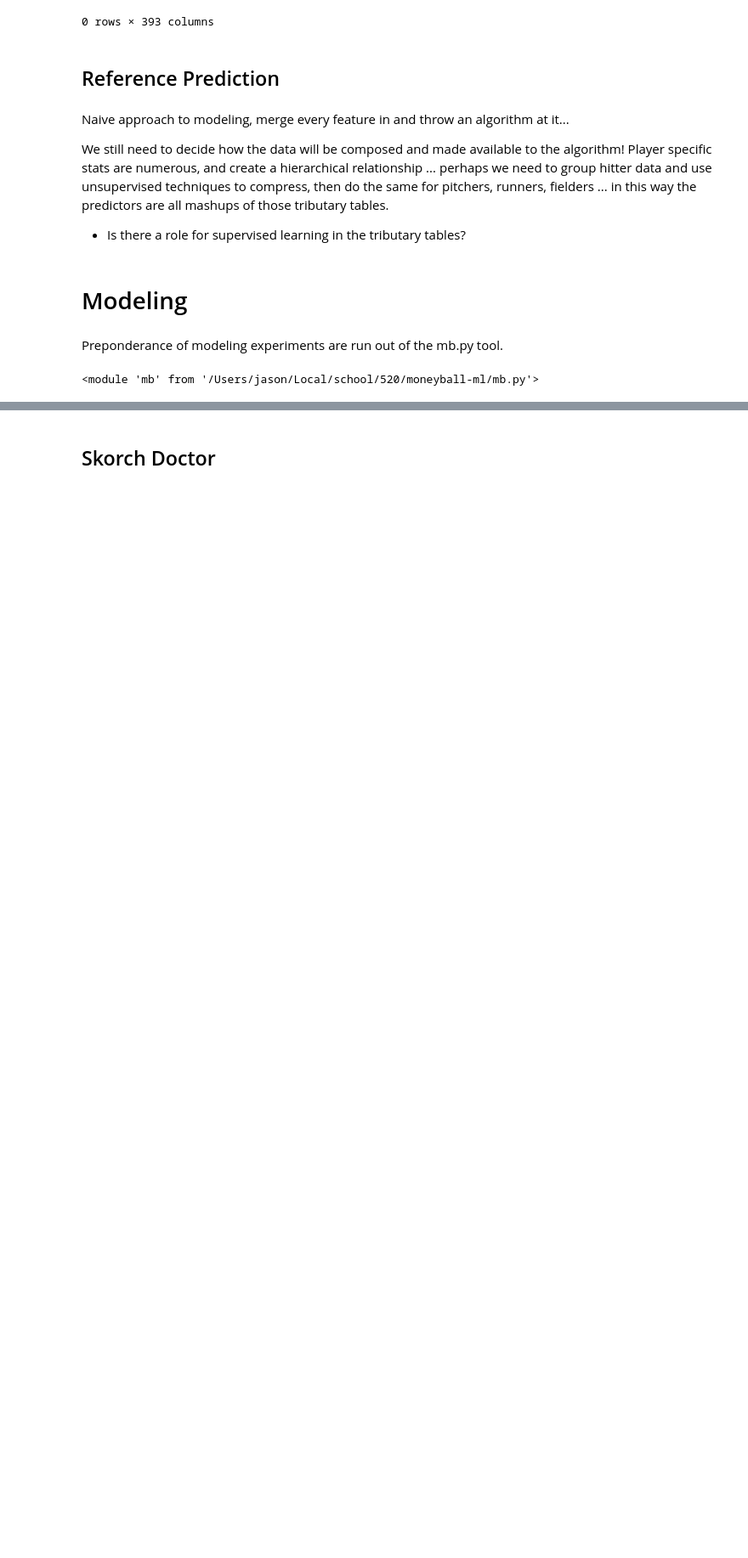
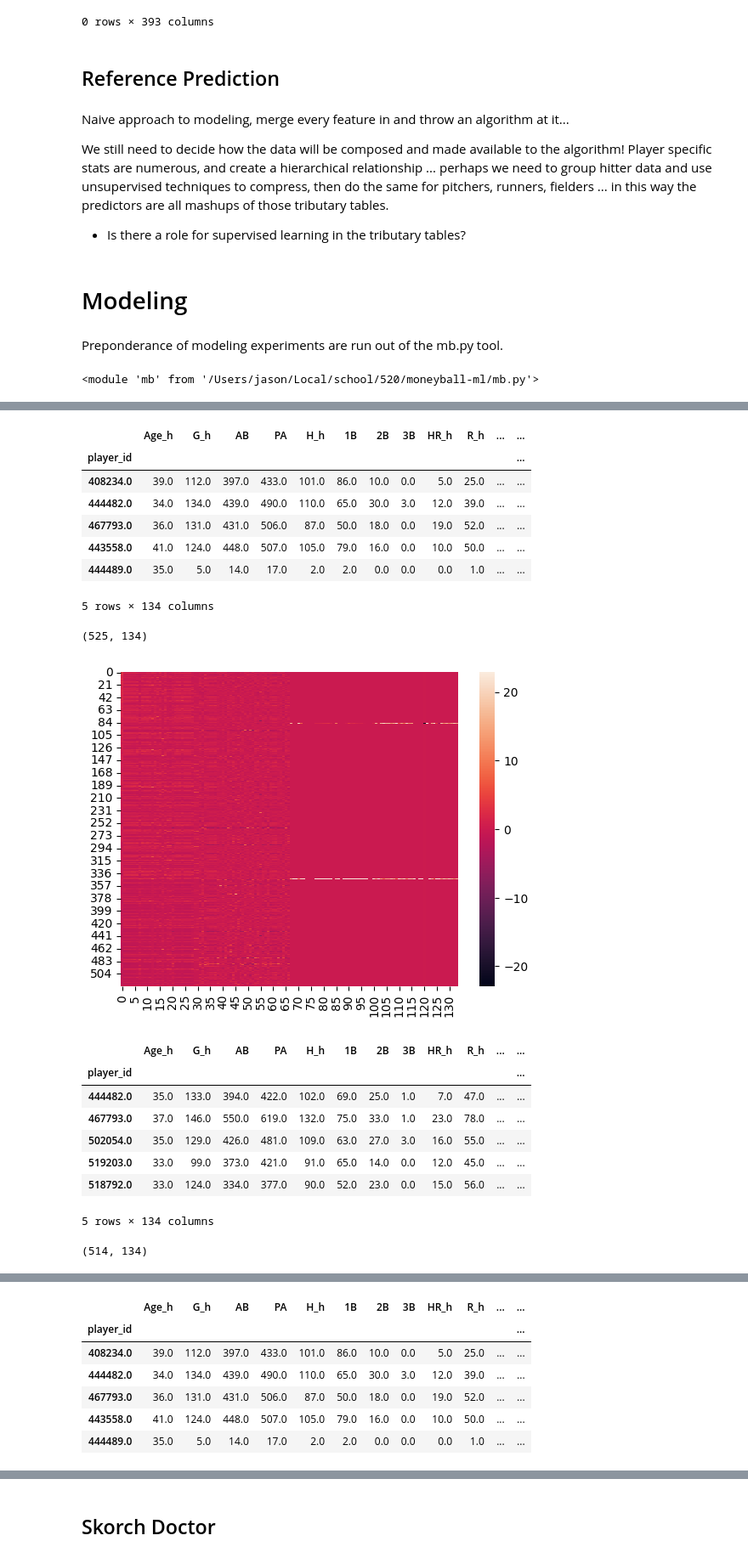
Before and after one commit to auto-d/moneyball-ml, a Jupyter notebook: eda.ipynb, the cells around one changed output, grey strips where cells are left out. Shown at 85% size. Drawn from its saved outputs; the diff is of its cells as text; code cells hidden in the pictures; blank space fills up the shorter version.

```diff
--- a/eda.ipynb
+++ b/eda.ipynb
@@ -588,25 +583,0 @@ False
-# %%
-dsets = [(True, False), (True, True), (False, True)]
-
-for dset in dsets:
-
-    X_train, y_train, X_test, y_test = mb.build_train_test_set(standard=dset[0], statcast=dset[1])
-
-    # LR
-    pf = PolynomialFeatures()
-    X_train_poly = pf.fit_transform(X_train)
-    lr = LinearRegression()
-    lr.fit(X_train_poly, y_train)
-    preds = lr.predict(pf.transform(X_test))
-    mse = metrics.mean_squared_error(y_test, preds)
-    print(f"MSE LR: {mse:.2f}")
-
-    #plt.bar(x=X_test.index, height=y_test)
-    #lt.bar([x for x in range(0,len(X_test.index))], height=preds, width=1)
-    #plt.bar([x for x in range(0,len(X_test.index))], height=y_test, width=1)
-    plt.bar([x for x in range(0,len(X_test.index))], height=y_test-preds, width=1)
-    plt.title(f"Test error, Poly + Linear Regression (MSE = {mse:.2f})")
-    plt.ylim(-5,5)
-    plt.xlabel("Player ID")
-    plt.ylabel("MSE")
-    plt.show()
@@ -714,0 +676,4 @@ MSE NN: 3.84
+# %%
+lr = Lasso()
+lr.fit(X_train,y_train)
+p_lr = lr.predict(X_test)
@@ -714,0 +684,35 @@ MSE NN: 3.84
+# %%
+dsets = [(True, False), (True, True), (False, True)]
+
+for dset in dsets:
+
+    X_train, y_train, X_test, y_test = build_train_test_set(standard=dset[0], statcast=dset[1])
+    scaler = StandardScaler()
+    sns.heatmap(scaler.fit_transform(X_train))
+    display(X_train.head())
+    display(X_train.shape)
+    plt.show()
+    sns.heatmap(scaler.fit_transform(X_test))
+    display(X_test.head())
+    display(X_test.shape)
+    plt.show()
+# %% [output]
+|  | Age_h | G_h | AB | PA | H_h | 1B | 2B | 3B | HR_h | R_h | ... | ... |
+| player_id |  |  |  |  |  |  |  |  |  |  |  | ... |
+| 408234.0 | 39.0 | 112.0 | 397.0 | 433.0 | 101.0 | 86.0 | 10.0 | 0.0 | 5.0 | 25.0 | ... | ... |
+| 444482.0 | 34.0 | 134.0 | 439.0 | 490.0 | 110.0 | 65.0 | 30.0 | 3.0 | 12.0 | 39.0 | ... | ... |
+| 467793.0 | 36.0 | 131.0 | 431.0 | 506.0 | 87.0 | 50.0 | 18.0 | 0.0 | 19.0 | 52.0 | ... | ... |
+| 443558.0 | 41.0 | 124.0 | 448.0 | 507.0 | 105.0 | 79.0 | 16.0 | 0.0 | 10.0 | 50.0 | ... | ... |
+| 444489.0 | 35.0 | 5.0 | 14.0 | 17.0 | 2.0 | 2.0 | 0.0 | 0.0 | 0.0 | 1.0 | ... | ... |
+5 rows × 134 columns
+(525, 134)
+[figure, added]
+|  | Age_h | G_h | AB | PA | H_h | 1B | 2B | 3B | HR_h | R_h | ... | ... |
+| player_id |  |  |  |  |  |  |  |  |  |  |  | ... |
+| 444482.0 | 35.0 | 133.0 | 394.0 | 422.0 | 102.0 | 69.0 | 25.0 | 1.0 | 7.0 | 47.0 | ... | ... |
+| 467793.0 | 37.0 | 146.0 | 550.0 | 619.0 | 132.0 | 75.0 | 33.0 | 1.0 | 23.0 | 78.0 | ... | ... |
+| 502054.0 | 35.0 | 129.0 | 426.0 | 481.0 | 109.0 | 63.0 | 27.0 | 3.0 | 16.0 | 55.0 | ... | ... |
+| 519203.0 | 33.0 | 99.0 | 373.0 | 421.0 | 91.0 | 65.0 | 14.0 | 0.0 | 12.0 | 45.0 | ... | ... |
+| 518792.0 | 33.0 | 124.0 | 334.0 | 377.0 | 90.0 | 52.0 | 23.0 | 0.0 | 15.0 | 56.0 | ... | ... |
+5 rows × 134 columns
+(514, 134)
@@ -714,0 +720,7 @@ MSE NN: 3.84
+|  | Age_h | G_h | AB | PA | H_h | 1B | 2B | 3B | HR_h | R_h | ... | ... |
+| player_id |  |  |  |  |  |  |  |  |  |  |  | ... |
+| 408234.0 | 39.0 | 112.0 | 397.0 | 433.0 | 101.0 | 86.0 | 10.0 | 0.0 | 5.0 | 25.0 | ... | ... |
+| 444482.0 | 34.0 | 134.0 | 439.0 | 490.0 | 110.0 | 65.0 | 30.0 | 3.0 | 12.0 | 39.0 | ... | ... |
+| 467793.0 | 36.0 | 131.0 | 431.0 | 506.0 | 87.0 | 50.0 | 18.0 | 0.0 | 19.0 | 52.0 | ... | ... |
+| 443558.0 | 41.0 | 124.0 | 448.0 | 507.0 | 105.0 | 79.0 | 16.0 | 0.0 | 10.0 | 50.0 | ... | ... |
+| 444489.0 | 35.0 | 5.0 | 14.0 | 17.0 | 2.0 | 2.0 | 0.0 | 0.0 | 0.0 | 1.0 | ... | ... |
```
Also changed, not shown: parts of 22 cells of this notebook, 1 other file.
